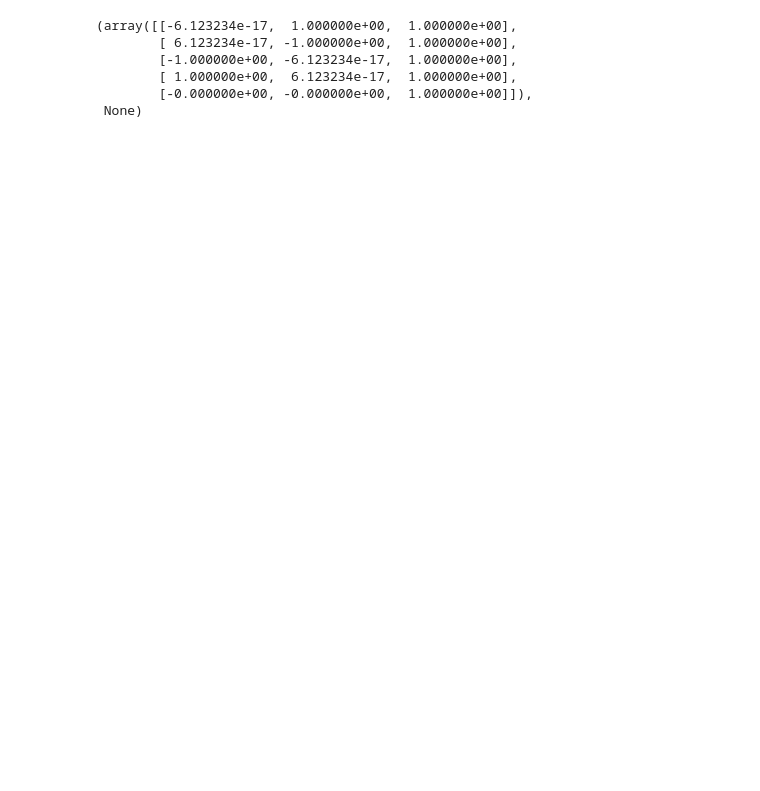
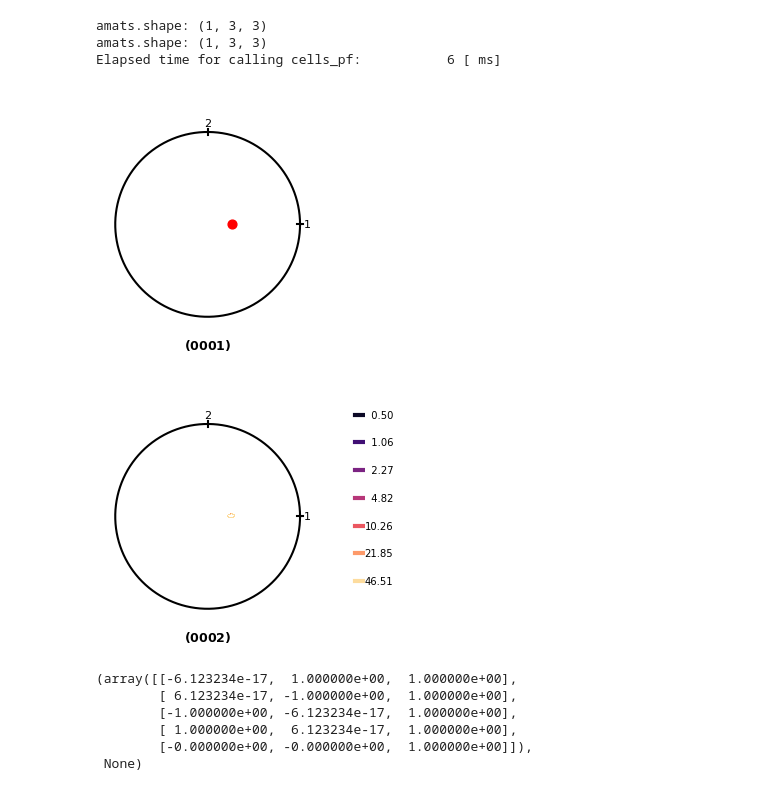
Before and after one commit to youngung/texture3, a Jupyter notebook: ipynb/checking_conventions.ipynb, the cells around one changed output. Cells and saved outputs as stored; diff of their text form; code cells hidden in the pictures; blank space fills up the shorter version.

```diff
--- a/ipynb/checking_conventions.ipynb
+++ b/ipynb/checking_conventions.ipynb
@@ -25,0 +27,11 @@ Elapsed time for calculting dots:           2 [ ms]
+# %%
+grains=[[0,30,90,1]]
+mypf=upf.polefigure(grains=grains,fnsx='/Users/youngung/repo/evpsc/matData/vpscData/zr/zr_incr_evpsc.sx')
+fig=mypf.pf_new(mode='dot',marker='o',color='r',s=40,alpha=1,poles=[[0,0,0,1]])
+fig=mypf.pf_new(mode='fill',poles=[[0,0,0,2]],dph=3,dth=3)
+# %% [output]
+amats.shape: (1, 3, 3)
+amats.shape: (1, 3, 3)
+Elapsed time for calling cells_pf:           6 [ ms]
+[figure, added]
+[figure, added]
```
Also changed, not shown: parts of 8 cells of this notebook.
